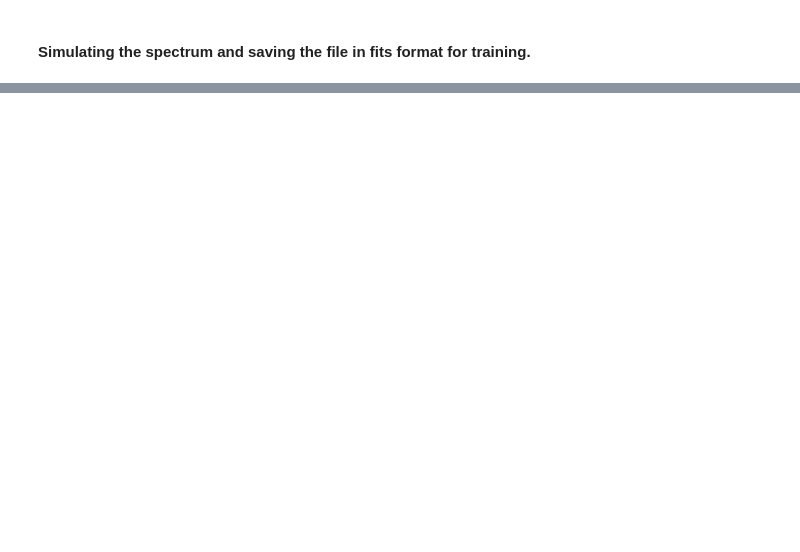
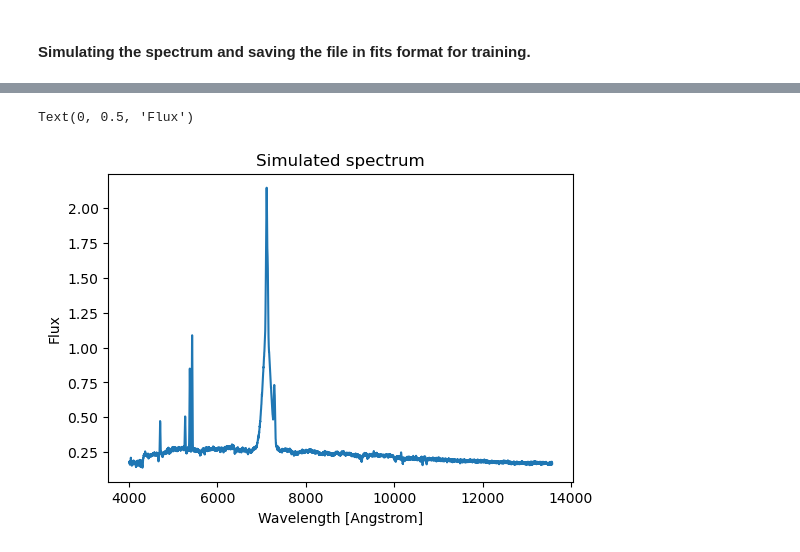
Before and after one commit to tathagatas1996/AGNoptspecNN-base, a Jupyter notebook: tutorials/1_data_simulation.ipynb, the cells around one changed output, grey strips where cells are left out. Drawn from its saved outputs; the diff is of its cells as text; code cells hidden in the pictures; blank space fills up the shorter version.

```diff
--- a/tutorials/1_data_simulation.ipynb
+++ b/tutorials/1_data_simulation.ipynb
@@ -118,0 +135,3 @@ def simulate_spectral_datasets(type, path, nsamples):
+# %%
+DAT = fits.open(f"{path}/type1pt9/{file_chosen}")
+DAT[1].header
@@ -118,0 +156,9 @@ def simulate_spectral_datasets(type, path, nsamples):
+# %%
+plt.figure(figsize=(6,4))
+plt.title("Simulated spectrum")
+plt.plot(DAT[1].data['wavelength'], DAT[1].data['flux'])
+plt.xlabel("Wavelength [Angstrom]")
+plt.ylabel("Flux")
+# %% [output]
+Text(0, 0.5, 'Flux')
+[figure, added]
```
Also changed, not shown: parts of 13 cells of this notebook, 6 other files.
